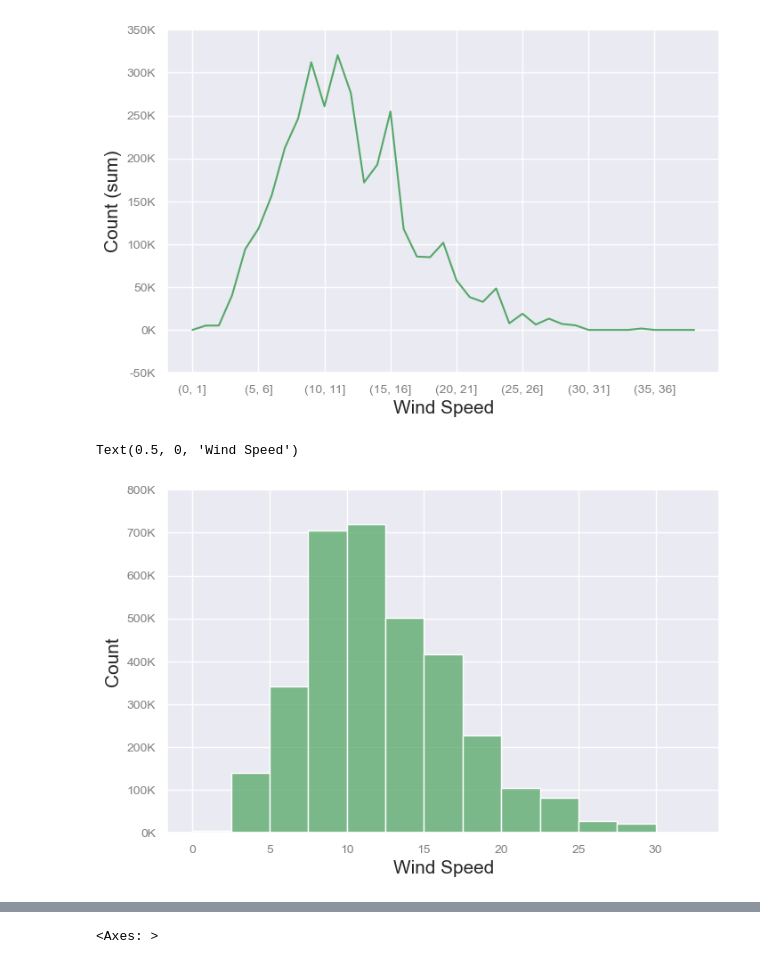
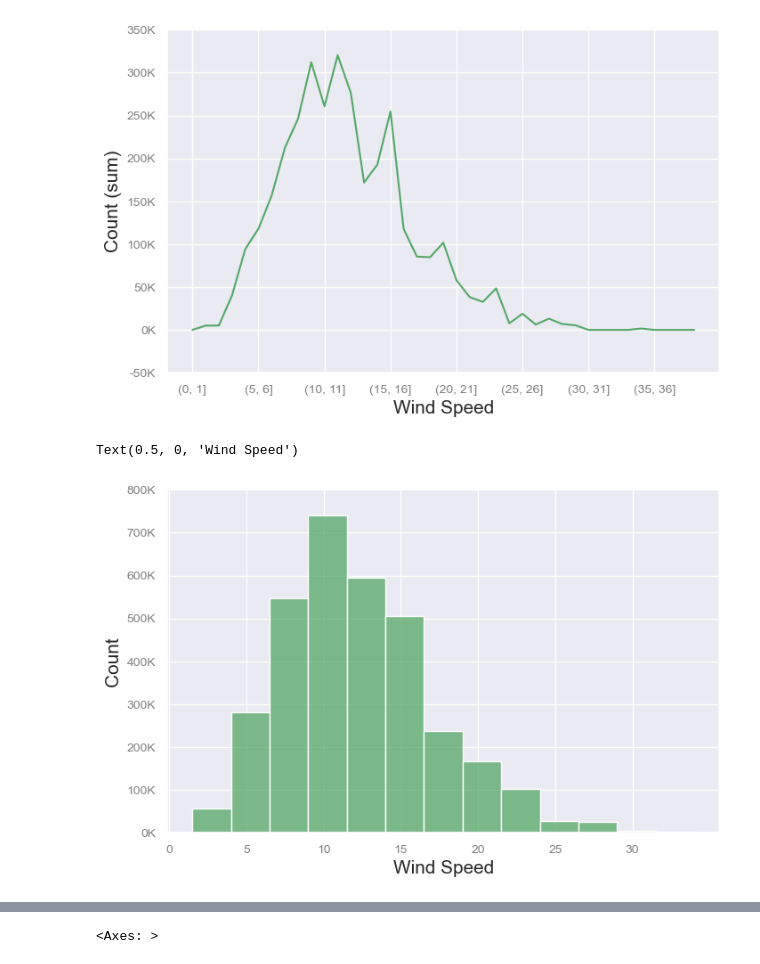
Before and after one commit to mks-0/code-academy, a Jupyter notebook: Capital-Bike-Share-Project/bikes-eda.ipynb, the cells around one changed output, grey strips where cells are left out. Saved outputs shown, nothing was run; the diff lists cells and outputs as text; code cells hidden in the pictures.

```diff
--- a/Capital-Bike-Share-Project/bikes-eda.ipynb
+++ b/Capital-Bike-Share-Project/bikes-eda.ipynb
@@ -927,24 +947,24 @@ Text(0.5, 0, 'Wind Speed')
 # %%
 fig, ax = plt.subplots(figsize=(8, 5))
 sns.histplot(
     data=dd, x="windspeed",
     weights="count",
-    bins=np.arange(0, 35, 2.5),
-    # binwidth=2.5,
+    # bins=np.arange(0, 35, 2.5),
+    binwidth=2.5,
     # discrete=True,
     # element='poly',
     fill=True,
     color='g',
     ax=ax
 )
 ax.set_xticks(np.arange(0, 35, 5))
 convert_to_k(ax)
 
 plt.ylabel("Count")
 plt.xlabel("Wind Speed")
 # %% [output]
 Text(0.5, 0, 'Wind Speed')
-[figure, old version]
+[figure, new version]
 # %%
 fig, ax = plt.subplots(figsize=(8, 5))
 sns.histplot(
```
Also changed, not shown: parts of 35 cells of this notebook, 1 other file.
